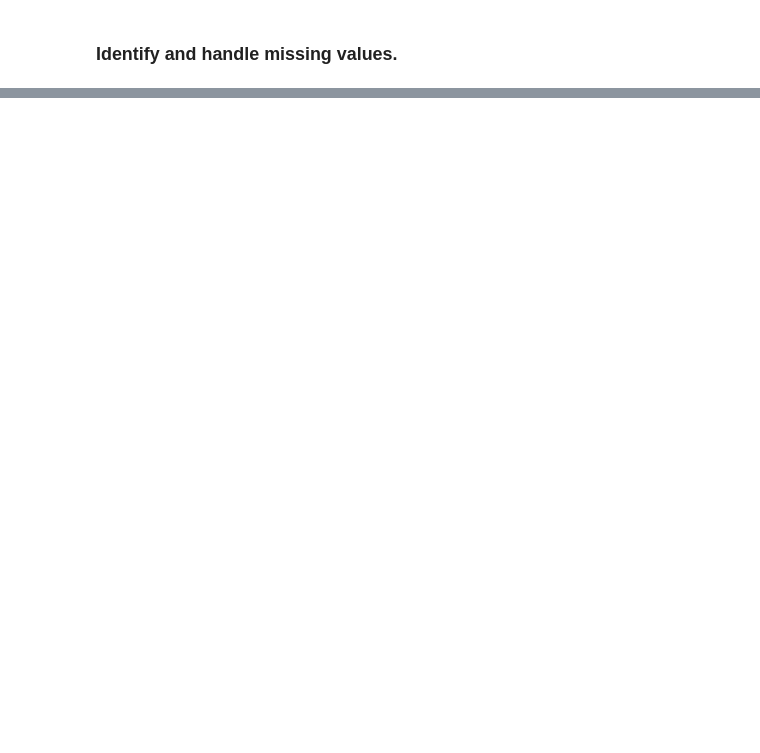
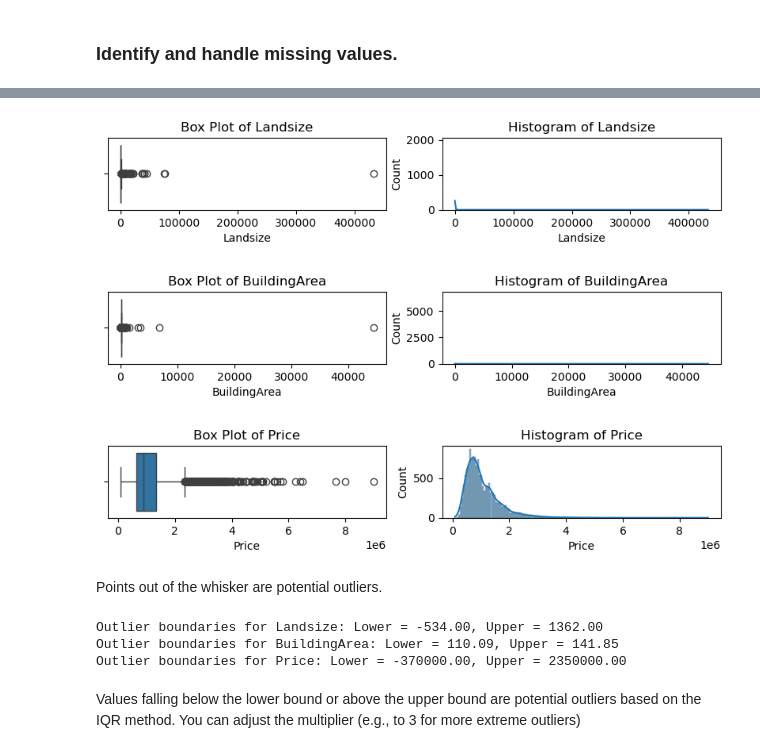
Before and after one commit to marcndo/ml_foundation, a Jupyter notebook: EDA/Melbourne_data_analysis.ipynb, the cells around one changed output, grey strips where cells are left out. Cells and saved outputs as stored; diff of their text form; code cells hidden in the pictures; blank space fills up the shorter version.

```diff
--- a/EDA/Melbourne_data_analysis.ipynb
+++ b/EDA/Melbourne_data_analysis.ipynb
@@ -191 +251,44 @@ Index(['Price', 'Distance', 'Postcode', 'Bedroom2', 'Bathroom', 'Car',
       dtype='object')
+# %%
+outlier_feature_instigation = ['Landsize', 'BuildingArea', 'Price']
+# %%
+def box_hist_plot(dataset,cols):
+    for col in cols:
+        plt.figure(figsize=(10, 4))
+        plt.subplot(3, 2, 1)
+        sns.boxplot(x=data[col])
+        plt.title(f'Box Plot of {col}')
+
+
+        plt.subplot(3, 2, 2)
+        sns.histplot(data[col], kde=True)
+        plt.title(f'Histogram of {col}')
+        plt.show()
+# %%
+box_hist_plot(data, outlier_feature_instigation )
+# %% [output]
+[figure, added]
+[figure, added]
+[figure, added]
+# %% [markdown]
+Points out of the whisker are potential outliers.
+# %%
+def find_outlier_boundaries_iqr(series, multiplier=1.5):
+    Q1 = series.quantile(0.25)
+    Q3 = series.quantile(0.75)
+    IQR = Q3 - Q1
+    upper_bound = Q3 + multiplier * IQR
+    lower_bound = Q1 - multiplier * IQR
+    return lower_bound, upper_bound
+
+outlier_boundaries = {}
+for feature in outlier_feature_instigation:
+    lower, upper = find_outlier_boundaries_iqr(data[feature], multiplier=1.5)
+    outlier_boundaries[feature] = {'lower': lower, 'upper': upper}
+    print(f"Outlier boundaries for {feature}: Lower = {lower:.2f}, Upper = {upper:.2f}")
+# %% [output]
+Outlier boundaries for Landsize: Lower = -534.00, Upper = 1362.00
+Outlier boundaries for BuildingArea: Lower = 110.09, Upper = 141.85
+Outlier boundaries for Price: Lower = -370000.00, Upper = 2350000.00
+# %% [markdown]
+Values falling below the lower bound or above the upper bound are potential outliers based on the IQR method. You can adjust the multiplier (e.g., to 3 for more extreme outliers)
```
Also changed, not shown: parts of 56 cells of this notebook.
